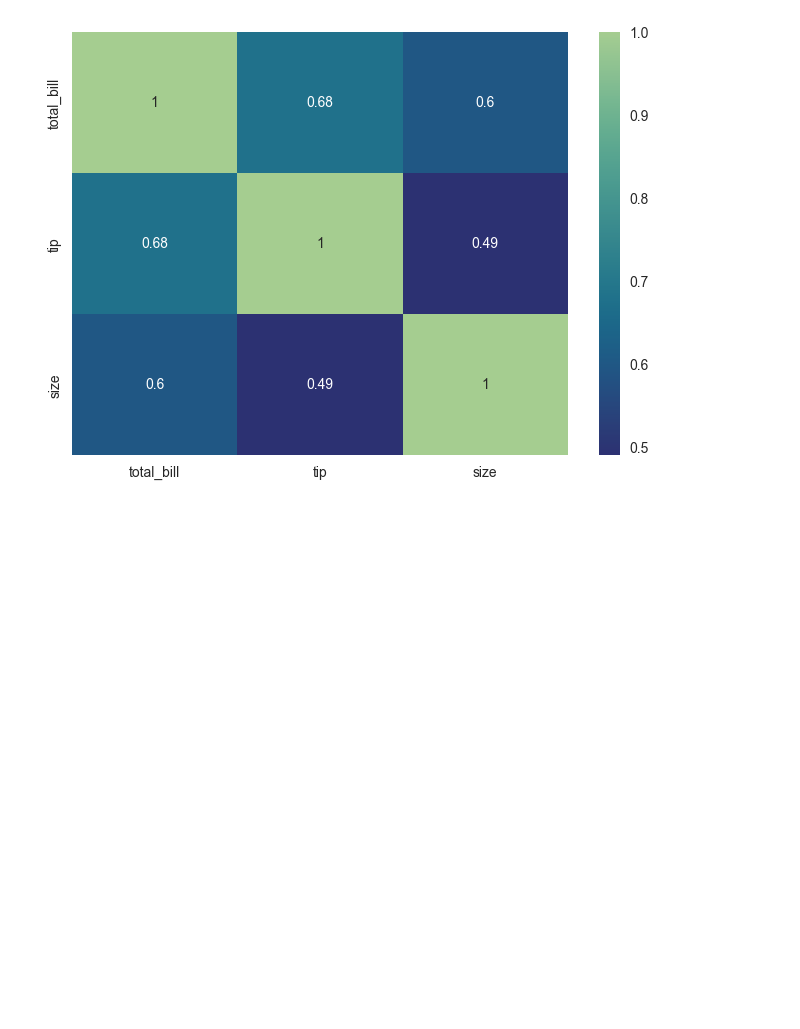
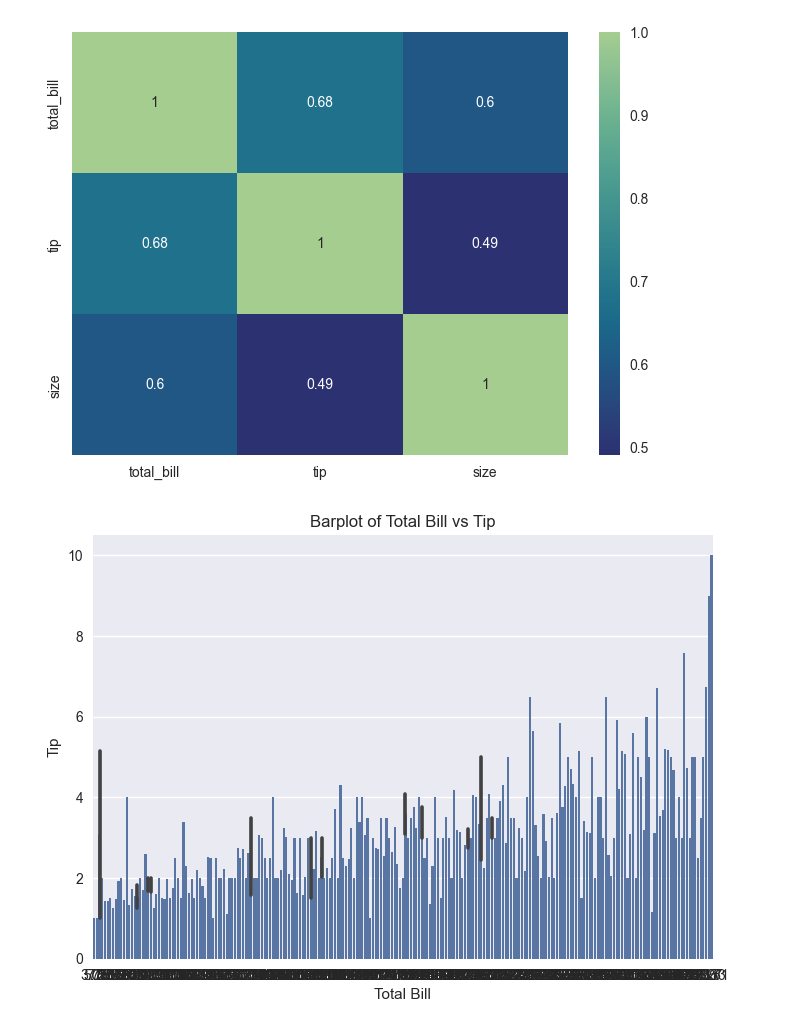
Before and after one commit to marynalysenko/goit_da_6, a Jupyter notebook: module_4_python/lesson_5_3_tips.ipynb, the cells around one changed output. Drawn from its saved outputs; the diff is of its cells as text; code cells hidden in the pictures; blank space fills up the shorter version.

```diff
--- a/module_4_python/lesson_5_3_tips.ipynb
+++ b/module_4_python/lesson_5_3_tips.ipynb
@@ -151,3 +153,17 @@ sns.heatmap(df.corr(), cmap="crest_r", annot=True)
 # %% [output]
 <Axes: >
 [figure]
+# %%
+sns.barplot(
+    x="total_bill",
+    y="tip",
+    data=tips[0:300],
+)
+plt.title("Barplot of Total Bill vs Tip")
+plt.xlabel("Total Bill")
+plt.ylabel("Tip")
+#plt.xticks(rotation=90)
+#plt.xticks(np.arange(0, 300, 7))  # вивести кожен 7-ий підпис по осі x
+plt.show()
+# %% [output]
+[figure, added]
```
Also changed, not shown: parts of 2 cells of this notebook, 1 other file.
